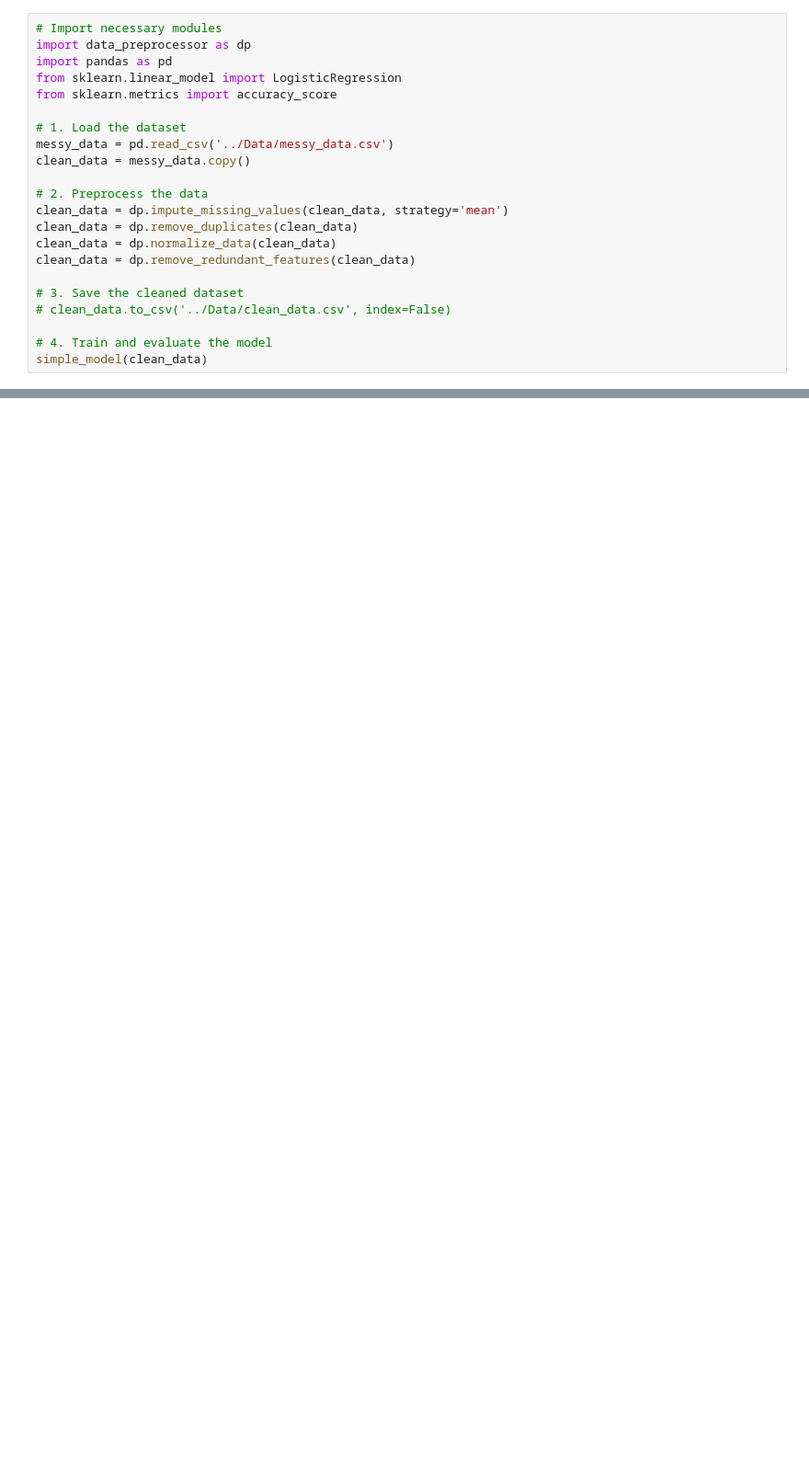
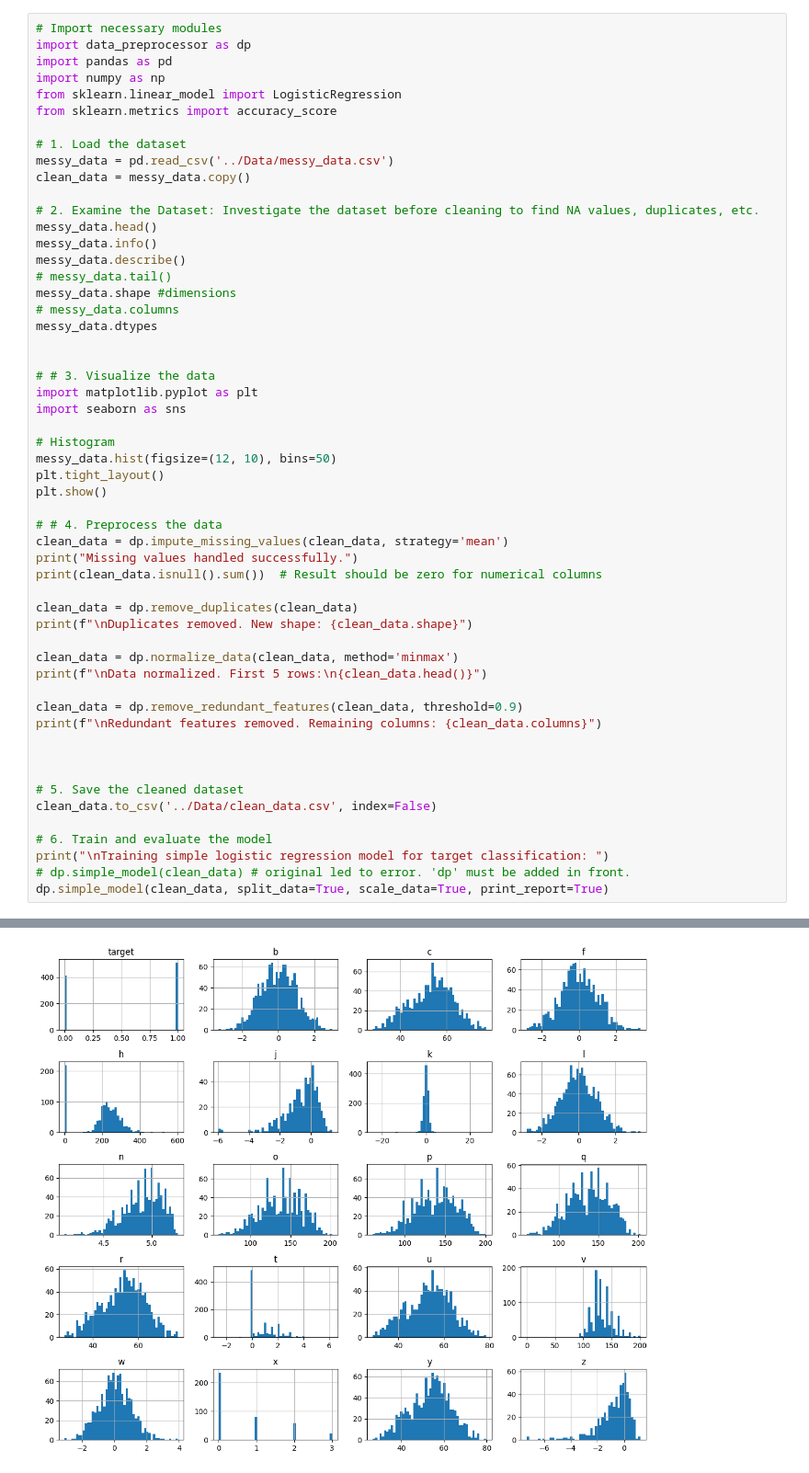
Before and after one commit to RihanaFird17/BINF5507-Assignments, a Jupyter notebook: Assignment1/Scripts/main.ipynb, the cells around one changed output, grey strips where cells are left out. Shown at 92% size. Cells and saved outputs as stored; diff of their text form; blank space fills up the shorter version.

Commit message:
Final commit with cleaned data

```diff
--- a/Assignment1/Scripts/main.ipynb
+++ b/Assignment1/Scripts/main.ipynb
@@ -2,6 +2,7 @@
 # Import necessary modules
 import data_preprocessor as dp
 import pandas as pd
+import numpy as np
 from sklearn.linear_model import LogisticRegression
 from sklearn.metrics import accuracy_score
 
@@ -9,15 +10,46 @@ from sklearn.metrics import accuracy_score
 messy_data = pd.read_csv('../Data/messy_data.csv')
 clean_data = messy_data.copy()
 
-# 2. Preprocess the data
+# 2. Examine the Dataset: Investigate the dataset before cleaning to find NA values, duplicates, etc.
+messy_data.head()
+messy_data.info()
+messy_data.describe()
+# messy_data.tail()
+messy_data.shape #dimensions
+# messy_data.columns
+messy_data.dtypes
+
+
+# # 3. Visualize the data
+import matplotlib.pyplot as plt
+import seaborn as sns
+
+# Histogram
+messy_data.hist(figsize=(12, 10), bins=50)
+plt.tight_layout()
+plt.show()
+
+# # 4. Preprocess the data
 clean_data = dp.impute_missing_values(clean_data, strategy='mean')
+print("Missing values handled successfully.")
+print(clean_data.isnull().sum())  # Result should be zero for numerical columns
+
 clean_data = dp.remove_duplicates(clean_data)
-clean_data = dp.normalize_data(clean_data)
-clean_data = dp.remove_redundant_features(clean_data)
+print(f"\nDuplicates removed. New shape: {clean_data.shape}")
 
-# 3. Save the cleaned dataset
-# clean_data.to_csv('../Data/clean_data.csv', index=False)
+clean_data = dp.normalize_data(clean_data, method='minmax')
+print(f"\nData normalized. First 5 rows:\n{clean_data.head()}")
 
-# 4. Train and evaluate the model
-simple_model(clean_data)
+clean_data = dp.remove_redundant_features(clean_data, threshold=0.9)
+print(f"\nRedundant features removed. Remaining columns: {clean_data.columns}")
+
+
+
+# 5. Save the cleaned dataset
+clean_data.to_csv('../Data/clean_data.csv', index=False)
+
+# 6. Train and evaluate the model
+print("\nTraining simple logistic regression model for target classification: ")
+# dp.simple_model(clean_data) # original led to error. 'dp' must be added in front.
+dp.simple_model(clean_data, split_data=True, scale_data=True, print_report=True)
 # %% [output]
@@ -24,0 +73 @@ NameError: name 'simple_model' is not defined
+[figure, added]
```
Also changed, not shown: parts of 1 cell of this notebook, 2 other files.
